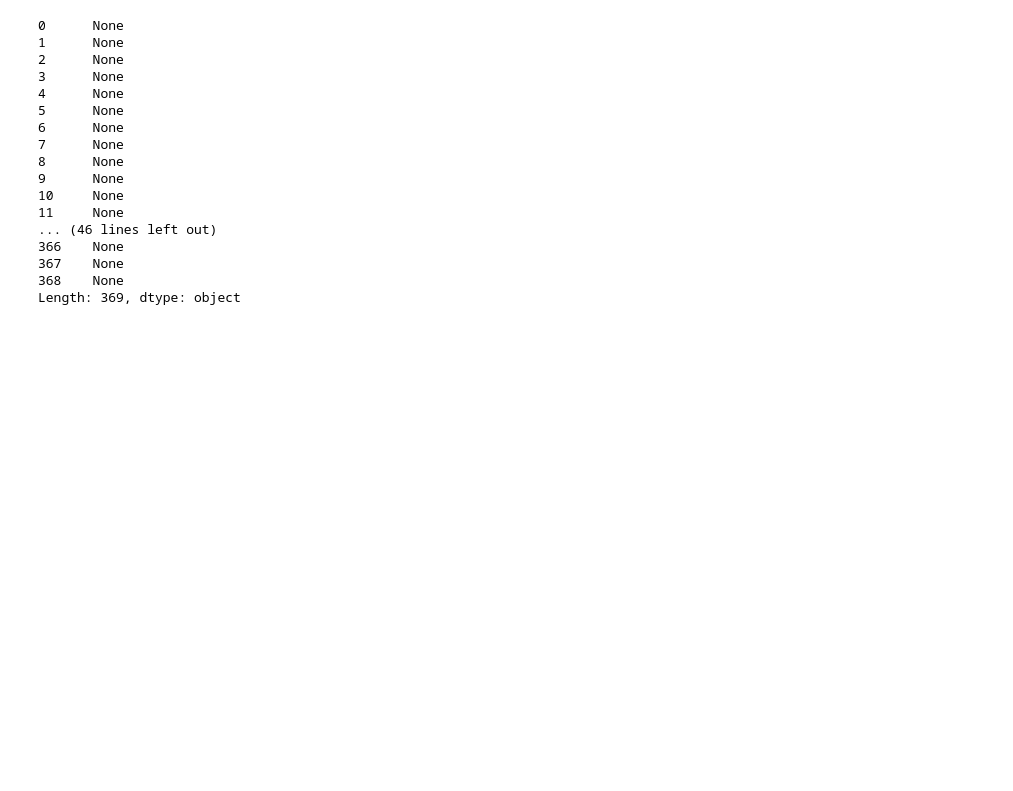
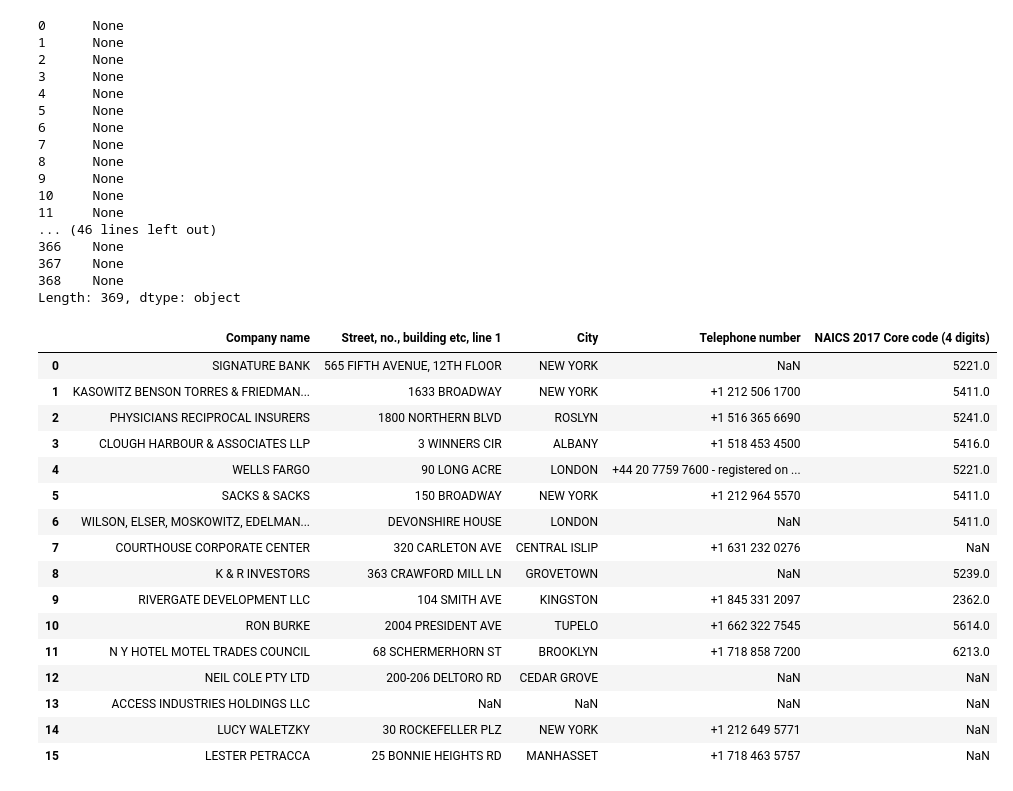
Before and after one commit to kromreig/warchest_cuomo_indy, a Jupyter notebook: Cuomo_Campaign_Finance.ipynb, the cells around one changed output. Drawn from its saved outputs; the diff is of its cells as text; code cells hidden in the pictures; blank space fills up the shorter version.

```diff
--- a/Cuomo_Campaign_Finance.ipynb
+++ b/Cuomo_Campaign_Finance.ipynb
@@ -298,2 +269,32 @@ Length: 369, dtype: object
+# %%
+
+df = df[pd.notnull(df['Company name'])]
+# %%
+df_DMs.columns = df_DMs.columns.get_level_values(0)
+# %%
+df_DMs = df_DMs.reset_index()
+df= df.reset_index()
+# %%
+df = df.join(df_DMs,rsuffix="KEEP")
+# %%
+df[['Company name','Street, no., building etc, line 1','City','Telephone number','NAICS 2017 Core code (4 digits)']]
+# %% [output]
+|  | Company name | Street, no., building etc, line 1 | City | Telephone number | NAICS 2017 Core code (4 digits) |
+| 0 | SIGNATURE BANK | 565 FIFTH AVENUE, 12TH FLOOR | NEW YORK | NaN | 5221.0 |
+| 1 | KASOWITZ BENSON TORRES & FRIEDMAN... | 1633 BROADWAY | NEW YORK | +1 212 506 1700 | 5411.0 |
+| 2 | PHYSICIANS RECIPROCAL INSURERS | 1800 NORTHERN BLVD | ROSLYN | +1 516 365 6690 | 5241.0 |
+| 3 | CLOUGH HARBOUR & ASSOCIATES LLP | 3 WINNERS CIR | ALBANY | +1 518 453 4500 | 5416.0 |
+| 4 | WELLS FARGO | 90 LONG ACRE | LONDON | +44 20 7759 7600 - registered on ... | 5221.0 |
+| 5 | SACKS & SACKS | 150 BROADWAY | NEW YORK | +1 212 964 5570 | 5411.0 |
+| 6 | WILSON, ELSER, MOSKOWITZ, EDELMAN... | DEVONSHIRE HOUSE | LONDON | NaN | 5411.0 |
+| 7 | COURTHOUSE CORPORATE CENTER | 320 CARLETON AVE | CENTRAL ISLIP | +1 631 232 0276 | NaN |
+| 8 | K & R INVESTORS | 363 CRAWFORD MILL LN | GROVETOWN | NaN | 5239.0 |
+| 9 | RIVERGATE DEVELOPMENT LLC | 104 SMITH AVE | KINGSTON | +1 845 331 2097 | 2362.0 |
+| 10 | RON BURKE | 2004 PRESIDENT AVE | TUPELO | +1 662 322 7545 | 5614.0 |
+| 11 | N Y HOTEL MOTEL TRADES COUNCIL | 68 SCHERMERHORN ST | BROOKLYN | +1 718 858 7200 | 6213.0 |
+| 12 | NEIL COLE PTY LTD | 200-206 DELTORO RD | CEDAR GROVE | NaN | NaN |
+| 13 | ACCESS INDUSTRIES HOLDINGS LLC | NaN | NaN | NaN | NaN |
+| 14 | LUCY WALETZKY | 30 ROCKEFELLER PLZ | NEW YORK | +1 212 649 5771 | NaN |
+| 15 | LESTER PETRACCA | 25 BONNIE HEIGHTS RD | MANHASSET | +1 718 463 5757 | NaN |
 # %%
 # %% [output]
```
Also changed, not shown: parts of 18 cells of this notebook, 12 other files.
